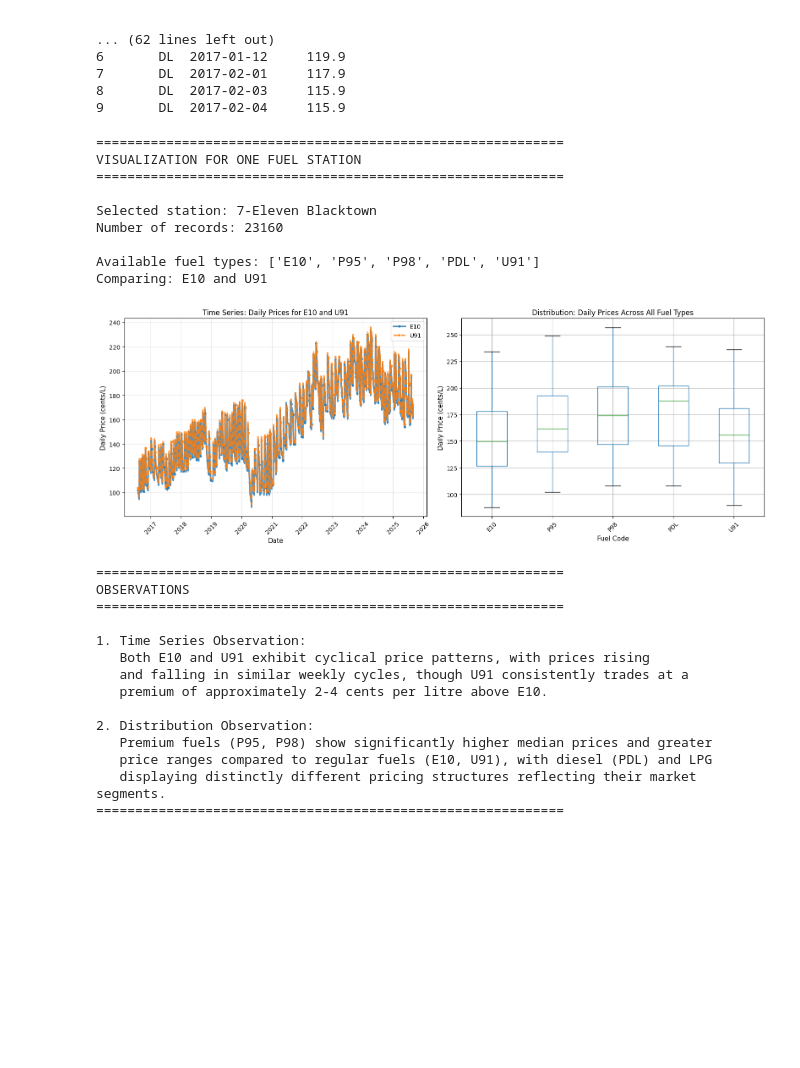
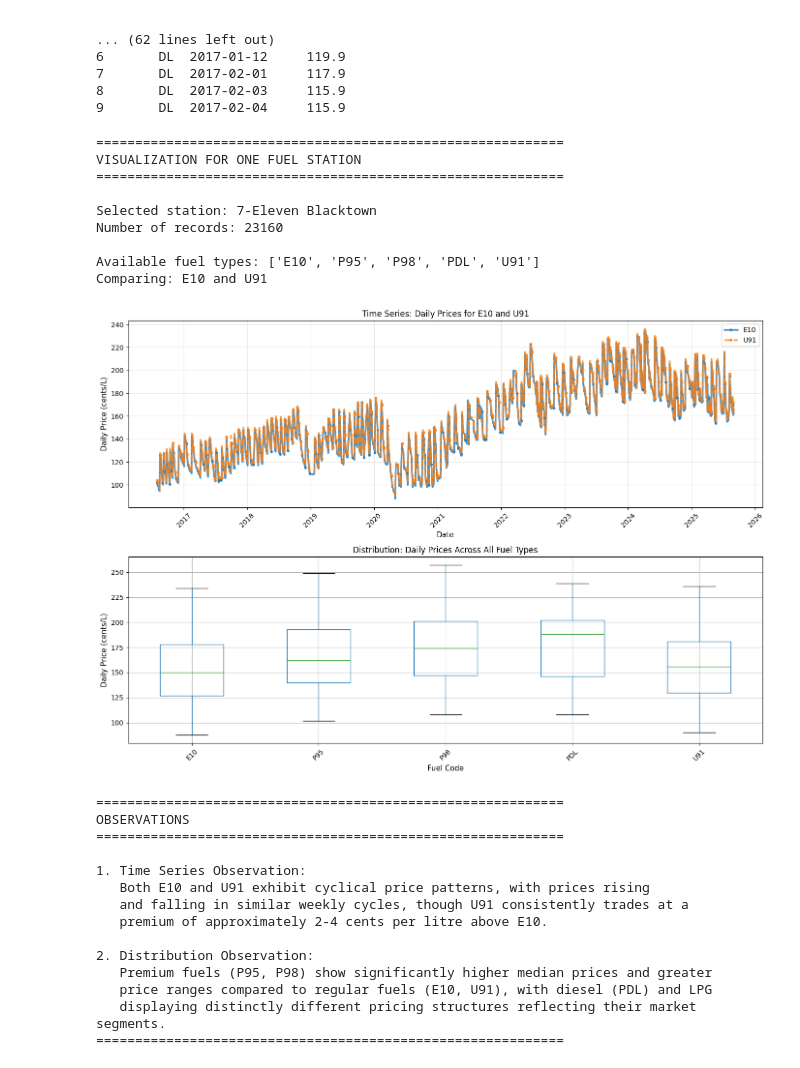
Before and after one commit to umarfj/ML_coursework, a Jupyter notebook: Q1.ipynb, the cells around one changed output. Saved outputs shown, nothing was run; the diff lists cells and outputs as text; code cells hidden in the pictures; blank space fills up the shorter version.

```diff
--- a/Q1.ipynb
+++ b/Q1.ipynb
@@ -149,8 +149,8 @@ else:
 
 print(f"Comparing: {fuel1} and {fuel2}")
 
-# Create figure with 2 subplots
-fig, axes = plt.subplots(1, 2, figsize=(16, 6))
+# Create figure with 2 subplots (stacked vertically)
+fig, axes = plt.subplots(2, 1, figsize=(14, 10))
 fig.suptitle(f'Fuel Price Analysis - {selected_station}', fontsize=14, fontweight='bold')
 
 # Plot 1: Time series for two chosen fuel codes
@@ -184,34 +184,34 @@ plt.xticks(rotation=45)
 
 plt.tight_layout()
 plt.show()
 
 # ====== OBSERVATIONS ======
 print("\n" + "="*60)
 print("OBSERVATIONS")
 print("="*60)
 
 print(f"\n1. Time Series Observation:")
 print(f"   Both {fuel1} and {fuel2} exhibit cyclical price patterns, with prices rising")
 print(f"   and falling in similar weekly cycles, though {fuel2} consistently trades at a")
 print(f"   premium of approximately 2-4 cents per litre above {fuel1}.")
 
 print(f"\n2. Distribution Observation:")
 print(f"   Premium fuels (P95, P98) show significantly higher median prices and greater")
 print(f"   price ranges compared to regular fuels (E10, U91), with diesel (PDL) and LPG")
 print(f"   displaying distinctly different pricing structures reflecting their market segments.")
 
 print("="*60)
 # %% [output]
 ============================================================
 VISUALIZATION FOR ONE FUEL STATION
 ============================================================
 
 Selected station: 7-Eleven Blacktown
 Number of records: 23160
 
 Available fuel types: ['E10', 'P95', 'P98', 'PDL', 'U91']
 Comparing: E10 and U91
-[figure, old version]
+[figure, new version]
 ============================================================
 OBSERVATIONS
 ============================================================
```
Also changed, not shown: parts of 3 cells of this notebook.
